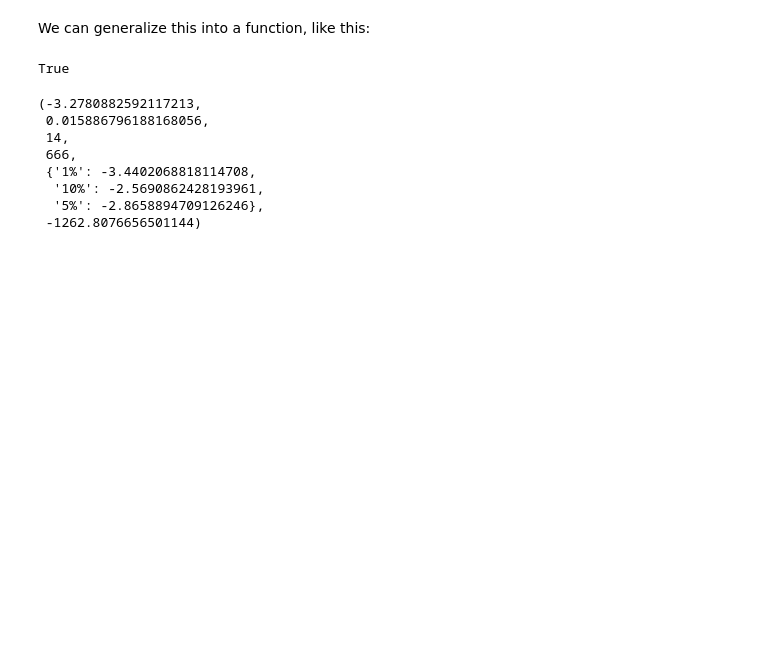
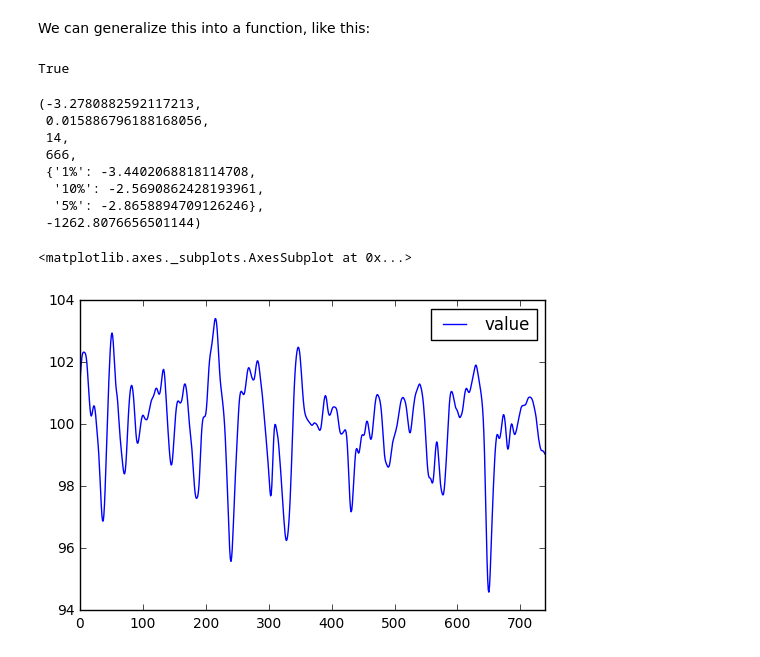
Before and after one commit to AC209ConsumerConfidence/Economic_Sentiment_Forecast, a Jupyter notebook: ARIMA test.ipynb, the cells around one changed output. Saved outputs shown, nothing was run; the diff lists cells and outputs as text; code cells hidden in the pictures; blank space fills up the shorter version.

```diff
--- a/ARIMA test.ipynb
+++ b/ARIMA test.ipynb
@@ -148,3 +160,7 @@ parameters["c"]
   '10%': -2.5690862428193961,
   '5%': -2.8658894709126246},
  -1262.8076656501144)
+# %%
+cli = pd.read_csv("./CLI.csv")
+cli = cli[["TIME", "Value"]]
+cli.columns = ["time", "value"]
@@ -150,0 +169,5 @@ parameters["c"]
+# %%
+cli.plot()
+# %% [output]
+<matplotlib.axes._subplots.AxesSubplot at 0x...>
+[figure, added]
```
Also changed, not shown: parts of 14 cells of this notebook.
